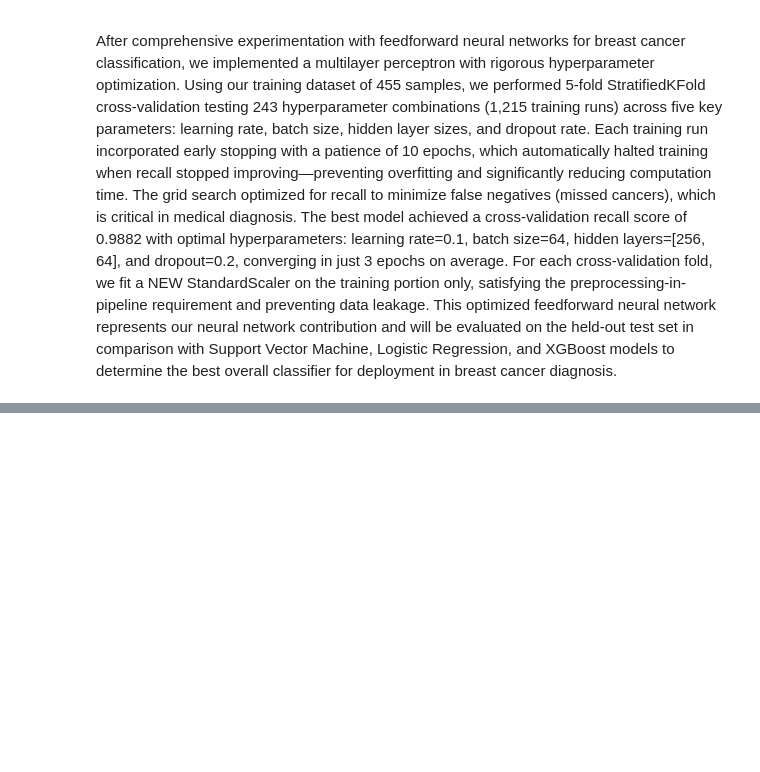
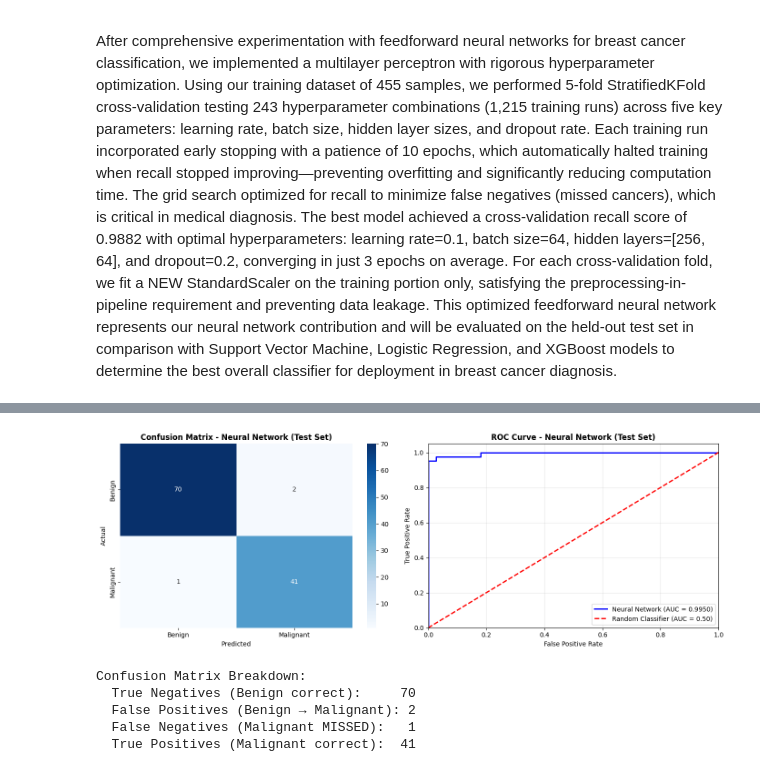
Before and after one commit to minuuva/breast-cancer-classification, a Jupyter notebook: Notebooks/neural_network.ipynb, the cells around one changed output, grey strips where cells are left out. Cells and saved outputs as stored; diff of their text form; code cells hidden in the pictures; blank space fills up the shorter version.

Commit message:
nn achieved highest recall / test set eval

```diff
--- a/Notebooks/neural_network.ipynb
+++ b/Notebooks/neural_network.ipynb
@@ -622,0 +651,14 @@ After comprehensive experimentation with feedforward neural networks for breast
+# %%
+test_df = pd.read_csv('../Data/breast_cancer_testset.csv')
+
+X_test = test_df.drop(columns=['diagnosis'])
+y_test = test_df['diagnosis']
+
+print("Test Set Loaded:")
+print(f"  X_test: {X_test.shape}")
+print(f"  y_test: {y_test.shape}")
+print()
+print("Target Distribution:")
+print(f"  Benign (0): {(y_test==0).sum()} samples ({(y_test==0).sum()/len(y_test)*100:.1f}%)")
+print(f"  Malignant (1): {(y_test==1).sum()} samples ({(y_test==1).sum()/len(y_test)*100:.1f}%)")
+print(f"  Total: {len(y_test)} samples")
@@ -622,0 +786,43 @@ After comprehensive experimentation with feedforward neural networks for breast
+# %%
+# Create figure with two subplots
+fig, axes = plt.subplots(1, 2, figsize=(14, 5))
+
+# --- Confusion Matrix ---
+cm = confusion_matrix(y_test_np, y_pred_np)
+sns.heatmap(cm, annot=True, fmt='d', cmap='Blues',
+            xticklabels=['Benign', 'Malignant'],
+            yticklabels=['Benign', 'Malignant'],
+            ax=axes[0])
+axes[0].set_title('Confusion Matrix - Neural Network (Test Set)', fontsize=12, fontweight='bold')
+axes[0].set_ylabel('Actual', fontsize=10)
+axes[0].set_xlabel('Predicted', fontsize=10)
+
+# --- ROC Curve ---
+fpr, tpr, _ = roc_curve(y_test_np, y_prob_np)
+axes[1].plot(fpr, tpr, color='blue', lw=2, label=f'Neural Network (AUC = {roc_auc:.4f})')
+axes[1].plot([0, 1], [0, 1], color='red', lw=2, linestyle='--', label='Random Classifier (AUC = 0.50)')
+axes[1].set_xlim([0.0, 1.0])
+axes[1].set_ylim([0.0, 1.05])
+axes[1].set_xlabel('False Positive Rate', fontsize=10)
+axes[1].set_ylabel('True Positive Rate', fontsize=10)
+axes[1].set_title('ROC Curve - Neural Network (Test Set)', fontsize=12, fontweight='bold')
+axes[1].legend(loc='lower right')
+axes[1].grid(alpha=0.3)
+
+plt.tight_layout()
+plt.show()
+
+# Print confusion matrix breakdown
+tn, fp, fn, tp = cm.ravel()
+print("\nConfusion Matrix Breakdown:")
+print(f"  True Negatives (Benign correct):     {tn}")
+print(f"  False Positives (Benign → Malignant): {fp}")
+print(f"  False Negatives (Malignant MISSED):   {fn}")
+print(f"  True Positives (Malignant correct):  {tp}")
+# %% [output]
+[figure, added]
+Confusion Matrix Breakdown:
+  True Negatives (Benign correct):     70
+  False Positives (Benign → Malignant): 2
+  False Negatives (Malignant MISSED):   1
+  True Positives (Malignant correct):  41
```
Also changed, not shown: parts of 10 cells of this notebook.
